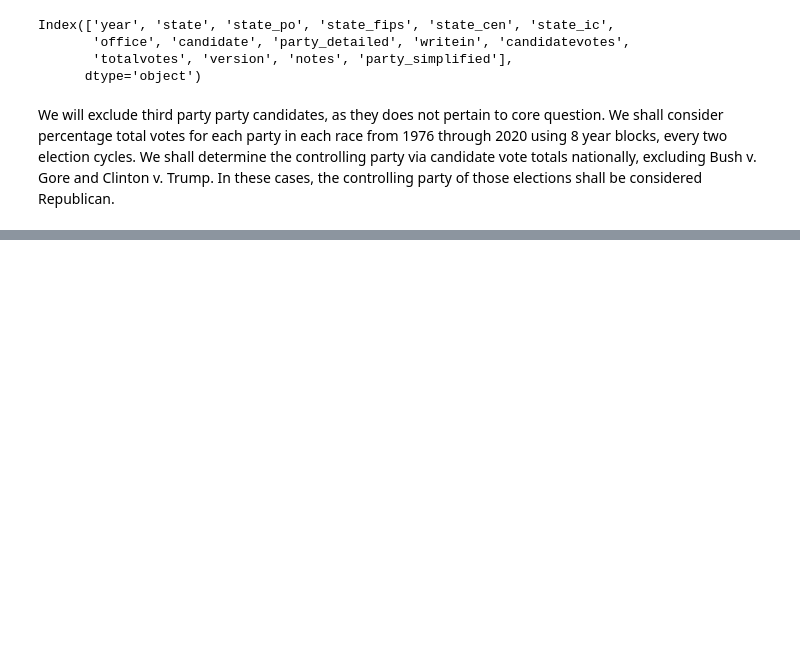
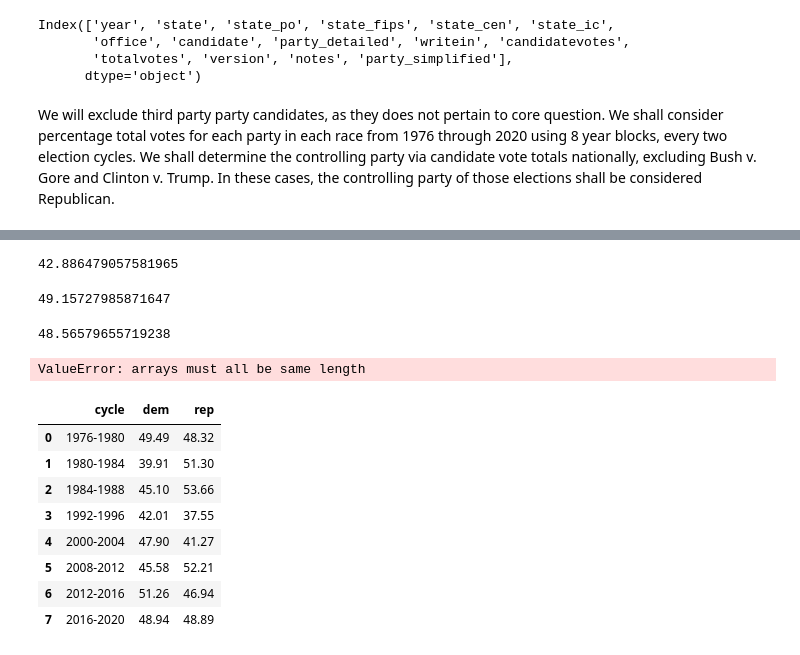
Before and after one commit to dziegler1/EMAT22110, a Jupyter notebook: Ziegler Final Project.ipynb, the cells around one changed output, grey strips where cells are left out. Drawn from its saved outputs; the diff is of its cells as text; code cells hidden in the pictures; blank space fills up the shorter version.

```diff
--- a/Ziegler Final Project.ipynb
+++ b/Ziegler Final Project.ipynb
@@ -38,0 +210,4 @@ We will exclude third party party candidates, as they does not pertain to core q
+# %%
+candidates_2016[candidates_2016['party_simplified'] == "DEMOCRAT"].mean(axis = 0).state_vote_split
+# %% [output]
+42.886479057581965
@@ -38,0 +216,24 @@ We will exclude third party party candidates, as they does not pertain to core q
+# %%
+candidates_2020[candidates_2020['party_simplified'] == "REPUBLICAN"].mean(axis = 0).state_vote_split
+# %% [output]
+49.15727985871647
+# %%
+candidates_2020[candidates_2020['party_simplified'] == "DEMOCRAT"].mean(axis = 0).state_vote_split
+# %% [output]
+48.56579655719238
+# %%
+cycle = pd.DataFrame({'cycle' : ['1976-1980', '1980-1984', '1984-1988', '1992-1996', '1996-2000', '2000-2004', '2004-2008', '2008-2012', '2012-2016', '2016-2020'], 'dem' : [49.49, 39.91, 45.10, 42.01, 47.90, 45.91, 45.58, 51.26, 48.94, 42.88, 48.56], 'rep' : [48.32, 51.30, 53.66, 37.55, 41.27, 49.57, 52.21, 46.94, 48.89, 47.31, 49.15]})
+# %% [output]
+ValueError: arrays must all be same length
+# %%
+cycle
+# %% [output]
+|  | cycle | dem | rep |
+| 0 | 1976-1980 | 49.49 | 48.32 |
+| 1 | 1980-1984 | 39.91 | 51.30 |
+| 2 | 1984-1988 | 45.10 | 53.66 |
+| 3 | 1992-1996 | 42.01 | 37.55 |
+| 4 | 2000-2004 | 47.90 | 41.27 |
+| 5 | 2008-2012 | 45.58 | 52.21 |
+| 6 | 2012-2016 | 51.26 | 46.94 |
+| 7 | 2016-2020 | 48.94 | 48.89 |
```
Also changed, not shown: parts of 37 cells of this notebook.
